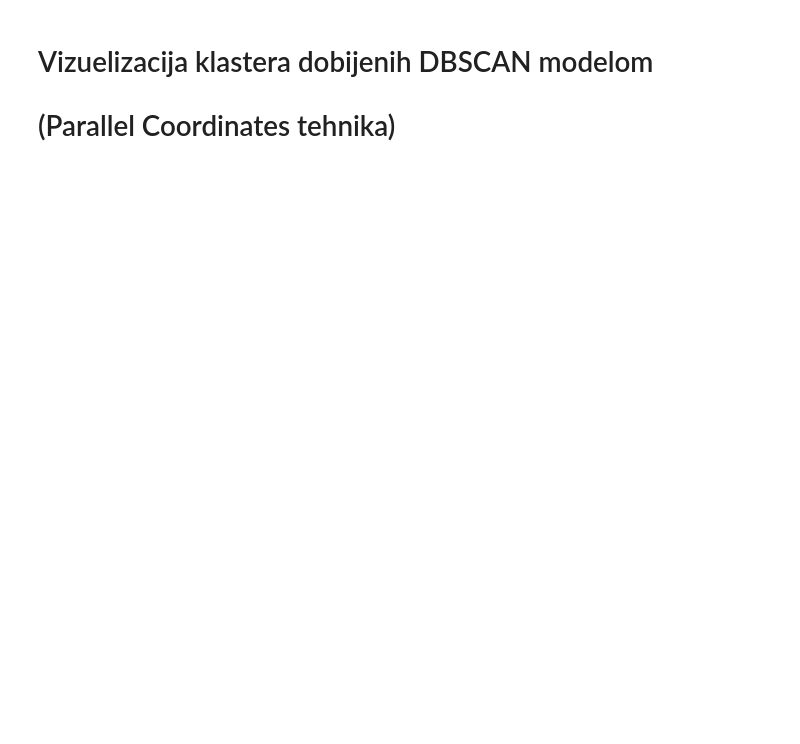
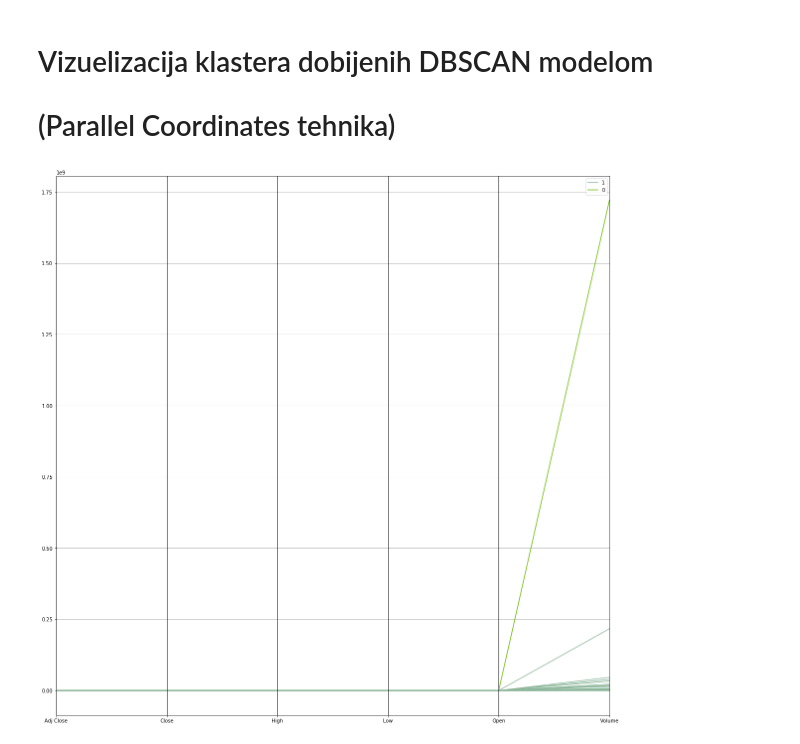
Before and after one commit to AI-PROJECTS-ORGANIZATION/Klasterovanje-finansijske-aktive, a Jupyter notebook: Klasterovanje finansijske aktive.ipynb, the cells around one changed output. Cells and saved outputs as stored; diff of their text form; code cells hidden in the pictures; blank space fills up the shorter version.

```diff
--- a/Klasterovanje finansijske aktive.ipynb
+++ b/Klasterovanje finansijske aktive.ipynb
@@ -372,3 +438,9 @@ Date       Symbols
 # %% [markdown]
 # Vizuelizacija klastera dobijenih DBSCAN modelom
 # (Parallel Coordinates tehnika)
+# %%
+pd.plotting.parallel_coordinates(dnevni_portfolio_dbscan,class_column="KlasterDBSCAN")
+plt.rcParams["figure.figsize"] = (20,20)
+plt.show()
+# %% [output]
+[figure, added]
```
Also changed, not shown: parts of 9 cells of this notebook.
